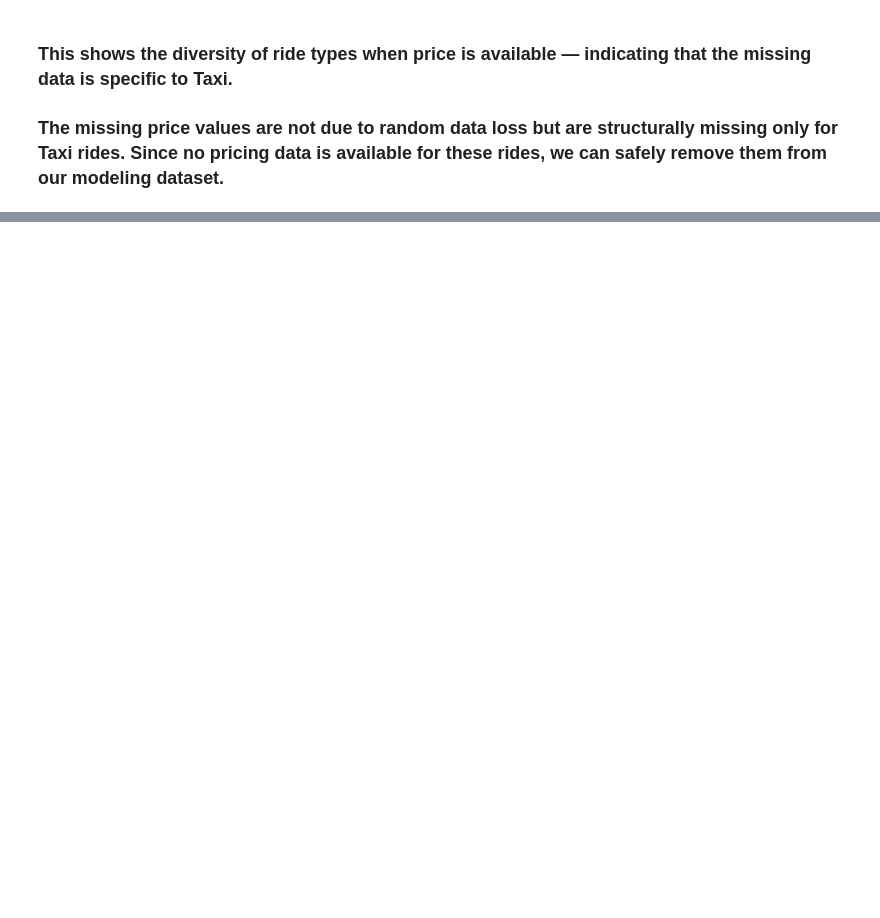
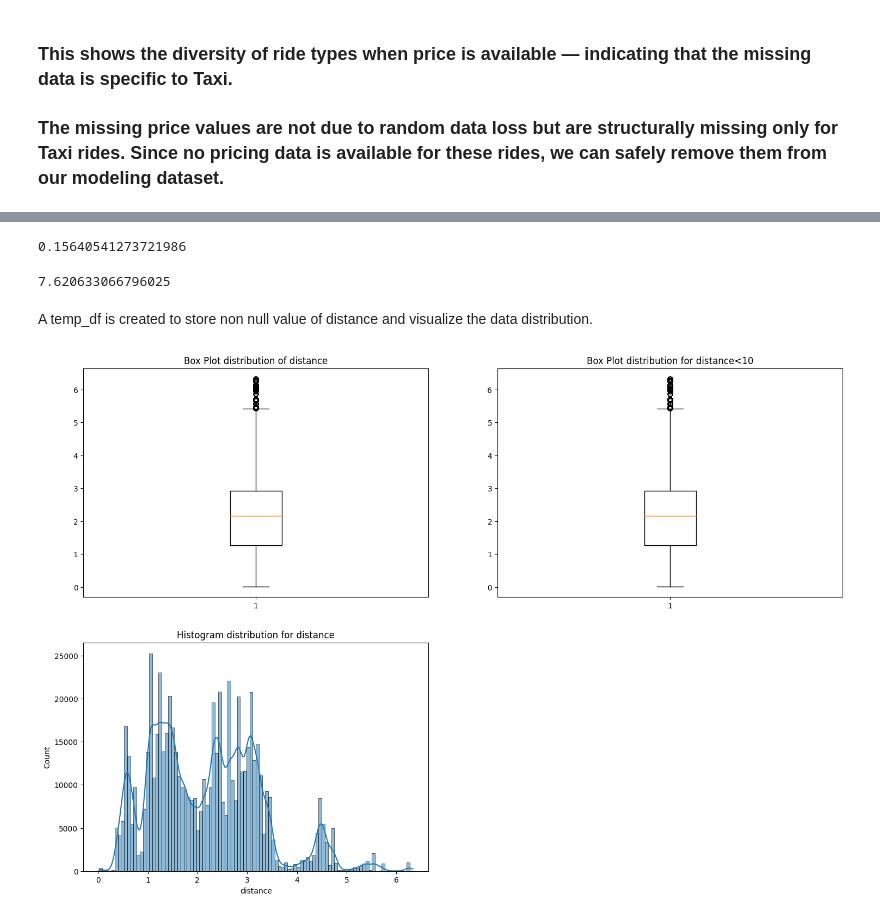
Before and after one commit to Mahir-Uddin0/Uber-Fare-Prediction, a Jupyter notebook: Notebooks/Data Preprocessing.ipynb, the cells around one changed output, grey strips where cells are left out. Cells and saved outputs as stored; diff of their text form; code cells hidden in the pictures; blank space fills up the shorter version.

```diff
--- a/Notebooks/Data Preprocessing.ipynb
+++ b/Notebooks/Data Preprocessing.ipynb
@@ -200,2 +109,0 @@ While incorporating real road distances using the Google Maps API could improve
-# %%
-df.rename(columns={"latitude":"pickup_lat","longitude":"pickup_lon"},inplace=True)
@@ -248,10 +109,0 @@ To estimate the missing `distance` values, we calculate the average ratio of act
-# %%
-# Calculate the ratio where distance is not null
-valid_rows = df[~df['distance'].isna()]
-avg_ratio = (valid_rows['distance'] / valid_rows['direct_distance_km']).mean()
-
-Impute missing distances
-df['distance'] = df.apply(
-    lambda row: row['direct_distance_km'] * avg_ratio if pd.isna(row['distance']) else row['distance'],
-    axis=1
-)
@@ -257,0 +114,11 @@ df['distance'] = df.apply(
+# %%
+price_threshold = 100
+
+group_means = df[df["price"] <= price_threshold].groupby(
+    ["source", "destination", "name"]
+)["price"].mean()
+
+df.loc[df["price"]>price_threshold, "price"] = df[df["price"]>price_threshold].apply(
+    lambda row: group_means.get((row["source"], row["destination"], row["name"]), np.nan),
+    axis=1
+)
@@ -257,0 +174,30 @@ df['distance'] = df.apply(
+# %%
+df[df["distance"]>6.26]["price"].sum() / df[df["distance"]>6.26]["distance"].sum()
+# %% [output]
+0.15640541273721986
+# %%
+df[df["distance"]<6.26]["price"].sum() / df[df["distance"]<6.26]["distance"].sum()
+# %% [output]
+7.620633066796025
+# %% [markdown]
+A temp_df is created to store non null value of distance and visualize the data distribution.
+# %%
+temp_df = df[~df["distance"].isna()]["distance"]
+
+plt.figure(figsize=(18,12))
+plt.subplot(2,2,1)
+plt.boxplot(temp_df)
+plt.title("Box Plot distribution of distance")
+
+plt.subplot(2,2,2)
+plt.boxplot(temp_df[temp_df<10])
+plt.title("Box Plot distribution for distance<10")
+
+plt.subplot(2,2,3)
+sns.histplot(temp_df, bins=100, kde=True)
+plt.title("Histogram distribution for distance")
+plt.show()
+
+del temp_df
+# %% [output]
+[figure, added]
```
Also changed, not shown: parts of 49 cells of this notebook.
